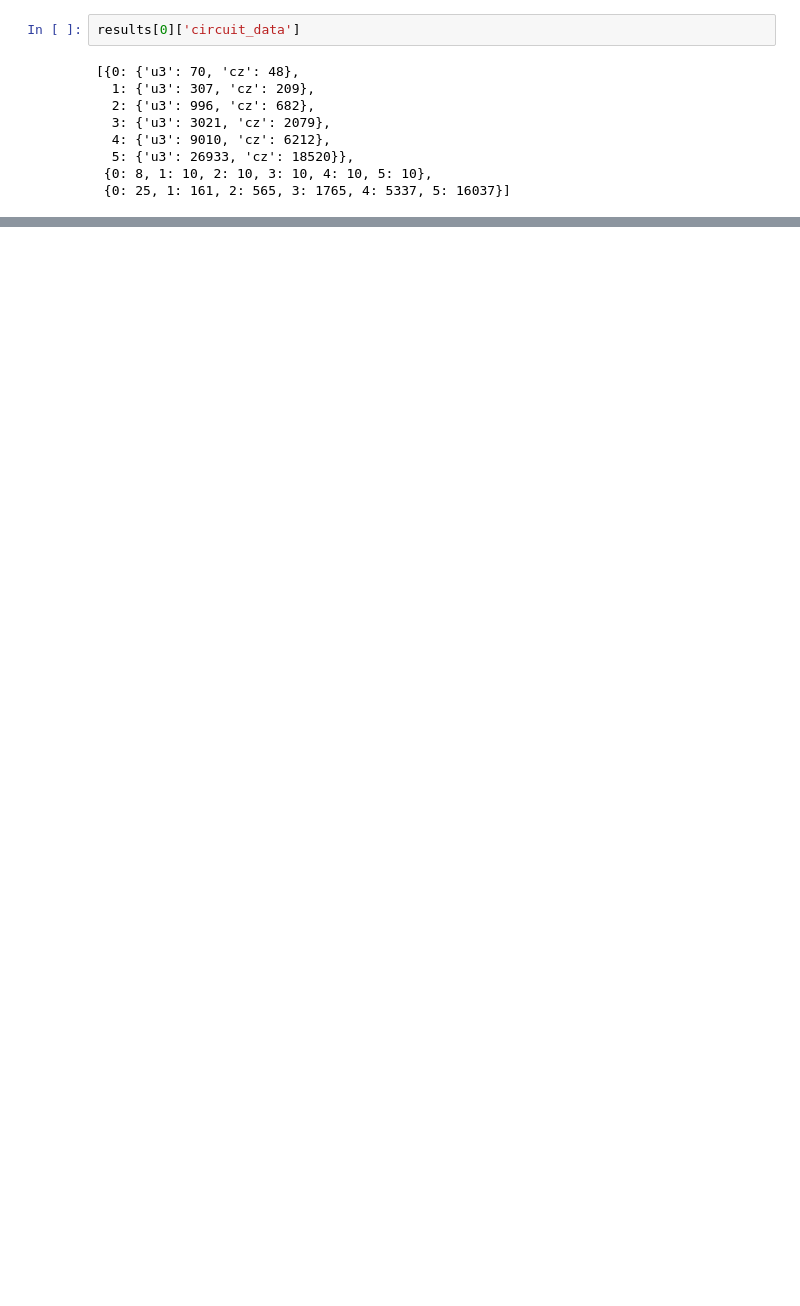
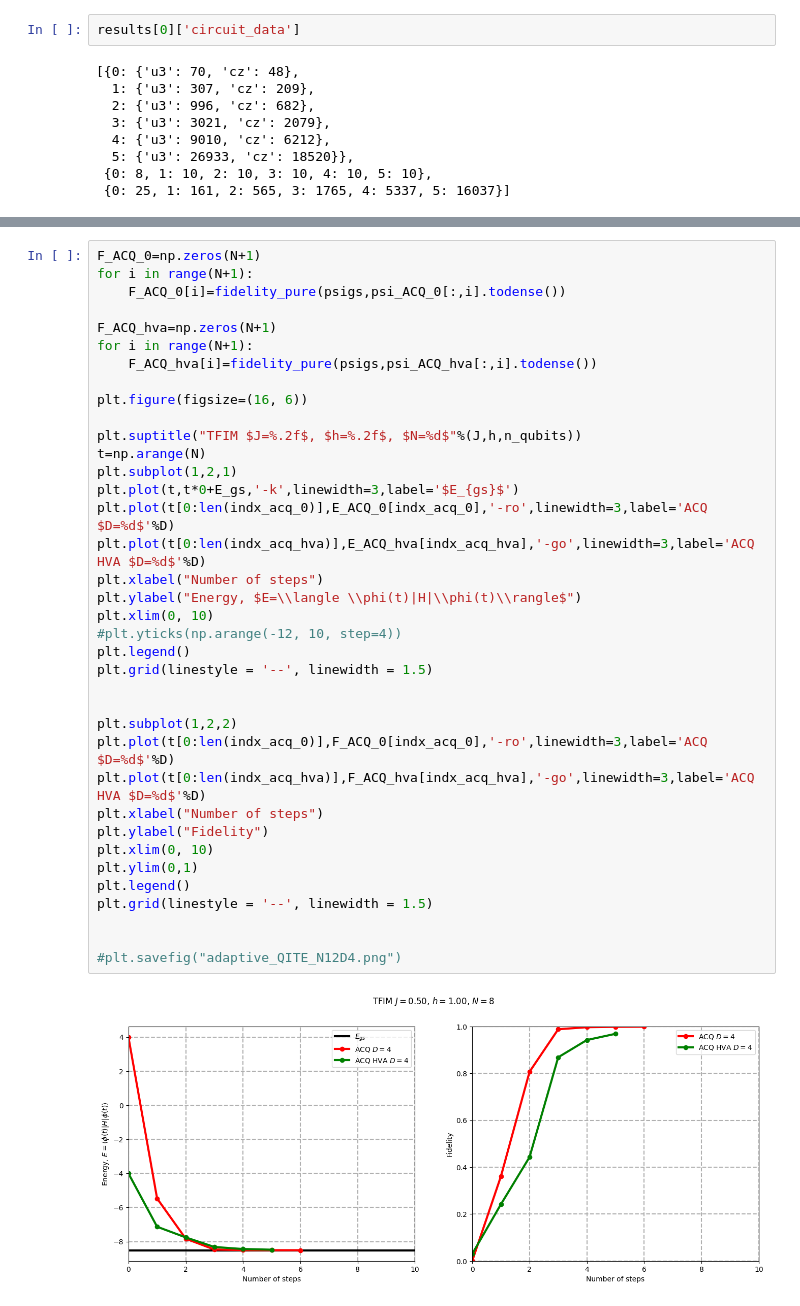
Before and after one commit to LucaYoy/ACQ, a Jupyter notebook: DBF/example_TFIM_DBF.ipynb, the cells around one changed output, grey strips where cells are left out. Drawn from its saved outputs; the diff is of its cells as text; blank space fills up the shorter version.

```diff
--- a/DBF/example_TFIM_DBF.ipynb
+++ b/DBF/example_TFIM_DBF.ipynb
@@ -302,0 +319,39 @@ NameError: name 'circuit_data' is not defined
+# %%
+F_ACQ_0=np.zeros(N+1)
+for i in range(N+1):
+    F_ACQ_0[i]=fidelity_pure(psigs,psi_ACQ_0[:,i].todense())
+
+F_ACQ_hva=np.zeros(N+1)
+for i in range(N+1):
+    F_ACQ_hva[i]=fidelity_pure(psigs,psi_ACQ_hva[:,i].todense())
+
+plt.figure(figsize=(16, 6))
+
+plt.suptitle("TFIM $J=%.2f$, $h=%.2f$, $N=%d$"%(J,h,n_qubits))
+t=np.arange(N)
+plt.subplot(1,2,1)
+plt.plot(t,t*0+E_gs,'-k',linewidth=3,label='$E_{gs}$')
+plt.plot(t[0:len(indx_acq_0)],E_ACQ_0[indx_acq_0],'-ro',linewidth=3,label='ACQ $D=%d$'%D)
+plt.plot(t[0:len(indx_acq_hva)],E_ACQ_hva[indx_acq_hva],'-go',linewidth=3,label='ACQ HVA $D=%d$'%D)
+plt.xlabel("Number of steps")
+plt.ylabel("Energy, $E=\\langle \\phi(t)|H|\\phi(t)\\rangle$")
+plt.xlim(0, 10)
+#plt.yticks(np.arange(-12, 10, step=4))
+plt.legend()
+plt.grid(linestyle = '--', linewidth = 1.5)
+
+
+plt.subplot(1,2,2)
+plt.plot(t[0:len(indx_acq_0)],F_ACQ_0[indx_acq_0],'-ro',linewidth=3,label='ACQ $D=%d$'%D)
+plt.plot(t[0:len(indx_acq_hva)],F_ACQ_hva[indx_acq_hva],'-go',linewidth=3,label='ACQ HVA $D=%d$'%D)
+plt.xlabel("Number of steps")
+plt.ylabel("Fidelity")
+plt.xlim(0, 10)
+plt.ylim(0,1)
+plt.legend()
+plt.grid(linestyle = '--', linewidth = 1.5)
+
+
+#plt.savefig("adaptive_QITE_N12D4.png")
+# %% [output]
+[figure, added]
```
Also changed, not shown: parts of 11 cells of this notebook, 4 other files.
